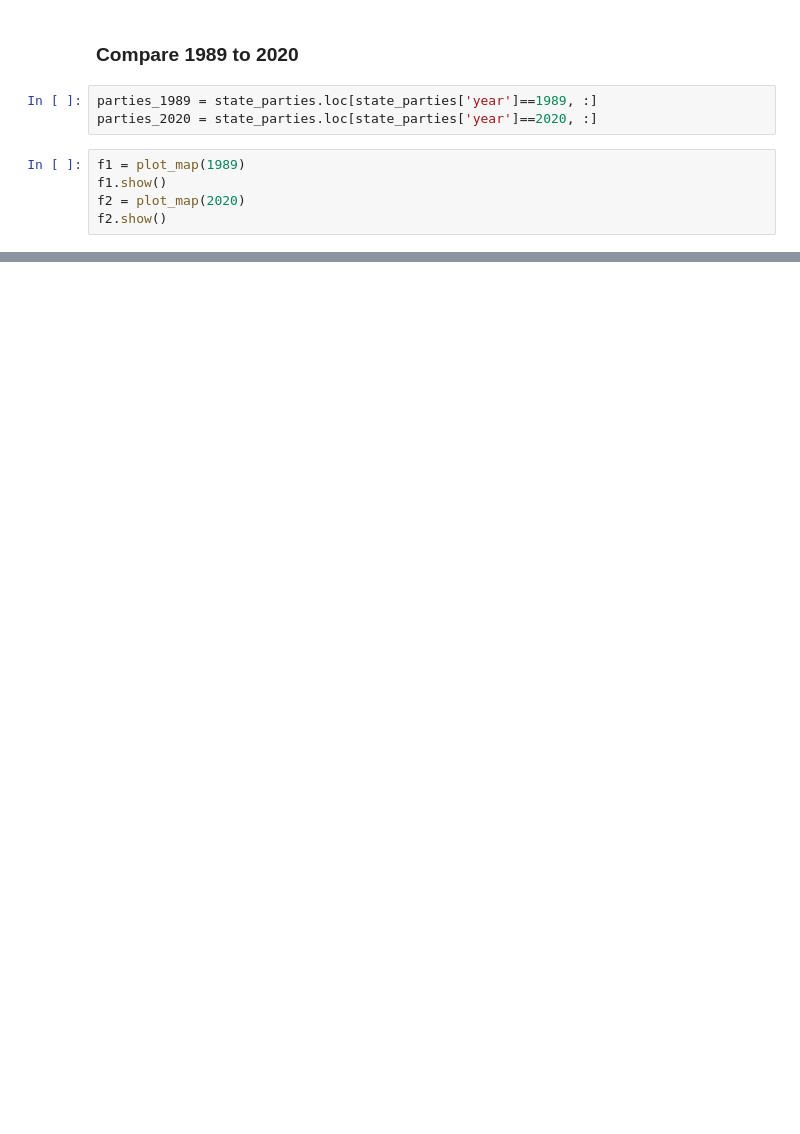
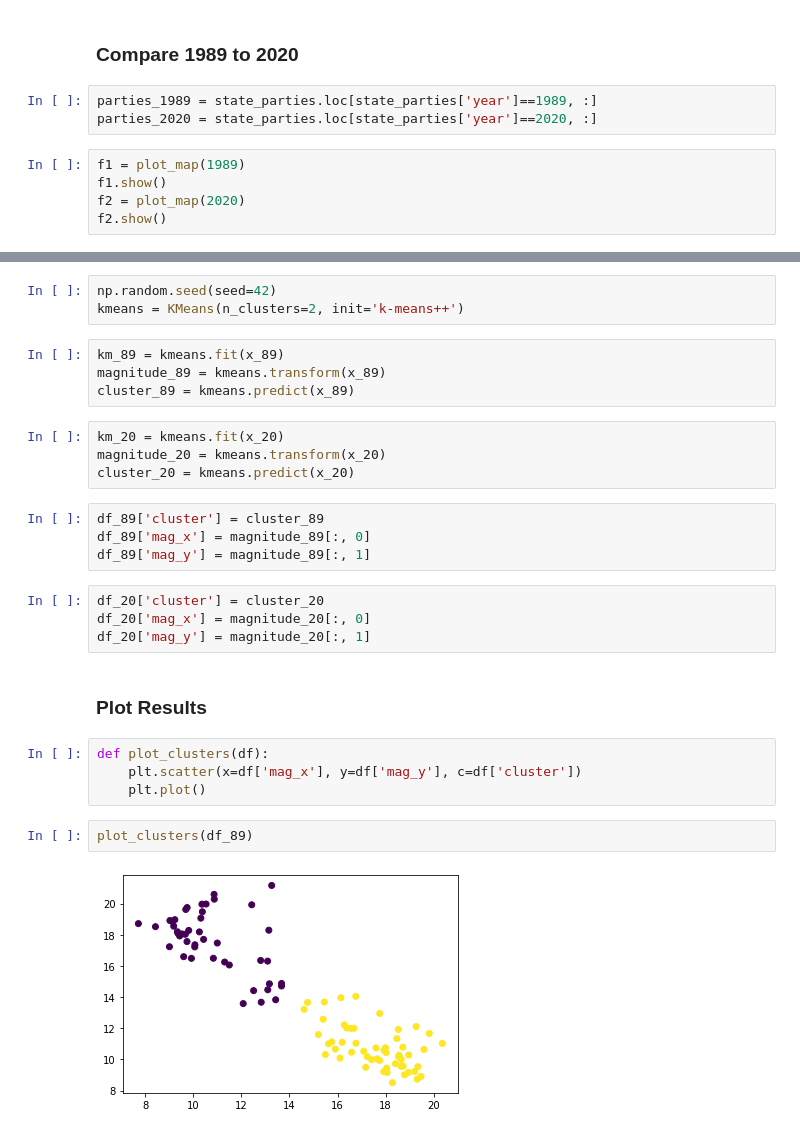
Before and after one commit to nastory/senate_votes, a Jupyter notebook: Senate Votes EDA.ipynb, the cells around one changed output, grey strips where cells are left out. Saved outputs shown, nothing was run; the diff lists cells and outputs as text; blank space fills up the shorter version.

```diff
--- a/Senate Votes EDA.ipynb
+++ b/Senate Votes EDA.ipynb
@@ -90,0 +195,29 @@ f2.show()
+# %%
+np.random.seed(seed=42)
+kmeans = KMeans(n_clusters=2, init='k-means++')
+# %%
+km_89 = kmeans.fit(x_89)
+magnitude_89 = kmeans.transform(x_89)
+cluster_89 = kmeans.predict(x_89)
+# %%
+km_20 = kmeans.fit(x_20)
+magnitude_20 = kmeans.transform(x_20)
+cluster_20 = kmeans.predict(x_20)
+# %%
+df_89['cluster'] = cluster_89
+df_89['mag_x'] = magnitude_89[:, 0]
+df_89['mag_y'] = magnitude_89[:, 1]
+# %%
+df_20['cluster'] = cluster_20
+df_20['mag_x'] = magnitude_20[:, 0]
+df_20['mag_y'] = magnitude_20[:, 1]
+# %% [markdown]
+### Plot Results
+# %%
+def plot_clusters(df):
+    plt.scatter(x=df['mag_x'], y=df['mag_y'], c=df['cluster'])
+    plt.plot()
+# %%
+plot_clusters(df_89)
+# %% [output]
+[figure, added]
```
Also changed, not shown: parts of 39 cells of this notebook.
